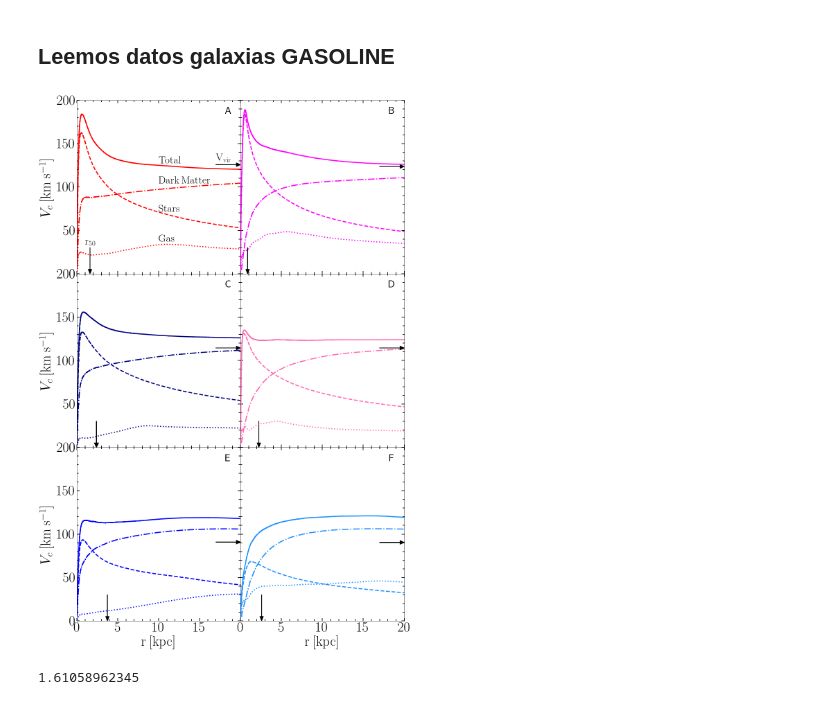
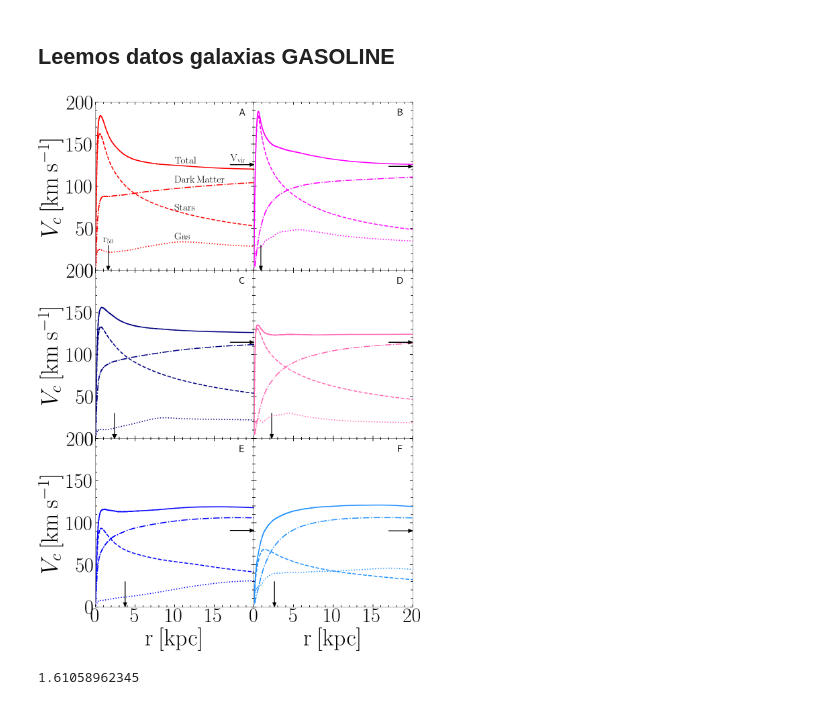
Before and after one commit to ornemarioni/Barras_GdGs, a Jupyter notebook: Barras_Gd/programs/Vcirc_simulaciones.ipynb, the cells around one changed output. Cells and saved outputs as stored; diff of their text form; code cells hidden in the pictures.

```diff
--- a/Barras_Gd/programs/Vcirc_simulaciones.ipynb
+++ b/Barras_Gd/programs/Vcirc_simulaciones.ipynb
@@ -557,17 +557,17 @@ fig, ax = plt.subplots(nrows=3, ncols=2, figsize=(16, 24))# sharey=True, sharex=
 fig.subplots_adjust(bottom=0.08, left =0.1, right = 0.92, top = 0.95, wspace=0., hspace= 0)
 
 # ax=fig.add_subplot(221)
-ax[0,0].plot(rtot_M31gd, Vtot_M31gd, '-', lw=3, color='r', label= 'Total')
-ax[0,0].plot(rstr_M31gd, Vstr_M31gd, '--',lw=3, color='r', label ='Stars')
-ax[0,0].plot(rgas_M31gd, Vgas_M31gd, ':', color ='r',lw=3, label='Gas')
-ax[0,0].plot(rdrk_M31gd, Vdrk_M31gd, '-.',color='r', lw=3, label='Dark Matter')
+ax[0,0].plot(rtot_M31gd, Vtot_M31gd, '-', lw=5, color='r', label= 'Total')
+ax[0,0].plot(rstr_M31gd, Vstr_M31gd, '--',lw=5, color='r', label ='Stars')
+ax[0,0].plot(rgas_M31gd, Vgas_M31gd, ':', color ='r',lw=5, label='Gas')
+ax[0,0].plot(rdrk_M31gd, Vdrk_M31gd, '-.',color='r', lw=5, label='Dark Matter')
 
 # ax[0,0].text(18, 175, 'A', fontsize=35, color='k', ha='right', va='center')
 #plt.legend(handles=[total,stars,gas,drk],fontsize=18, frameon=False)
 
 ax[0,0].set_ylim(0,200)
 ax[0,0].set_xlim(0,20)
-ax[0,0].set_ylabel(r'$V_{c}\:\mathrm{[km\:s^{-1}]}$', fontsize=40)
+ax[0,0].set_ylabel(r'$V_{c}\:\mathrm{[km\:s^{-1}]}$', fontsize=70)
 # ax[0,0].set_xscale('log')
 # ax[0,0].set_yscale('log')
 
@@ -576,14 +576,14 @@ ax[0,0].set_xticklabels([])
 # ax[0,0].set_yticks([1e1,1e2], minor=True)
 
 ax[0,0].minorticks_on()
-ax[0,0].tick_params( labelsize=40)
+ax[0,0].tick_params( labelsize=60)
 ax[0,0].tick_params('both', length=5, width=1.8,which='minor', direction='in', right='on',top='on')
 ax[0,0].tick_params('both', length=8, width=1.8,which='major', direction='in', right='on',top='on')
 
-ax[0,0].arrow(x=r50_M31gd,y=30,dx=0,dy=-30,color='k', lw=2,
+ax[0,0].arrow(x=r50_M31gd,y=30,dx=0,dy=-30,color='k', lw=4,
              head_length=5,head_width=0.4,length_includes_head=True)
 
-ax[0,0].arrow(x=17,y=Vtot_M31gd[-1],dx=3,dy=0,color='k', lw=2,
+ax[0,0].arrow(x=17,y=Vtot_M31gd[-1],dx=3,dy=0,color='k', lw=4,
              head_length=0.5,head_width=4,length_includes_head=True, zorder=1)
 
 # ax[0,0].axvline(r200_M31gd,ymin=0,ymax=200, ls='--', color='k',lw=1.5)
@@ -593,8 +593,8 @@ ax[0,0].arrow(x=17,y=Vtot_M31gd[-1],dx=3,dy=0,color='k', lw=2,
 # ax[0,0].text(r200_M31gd*0.15, 3.5, '$r_{gal}$', fontsize=30, color='black', ha='right', va='bottom',rotation=90.)
 
 # ax[0,0].axvline(r50_M31gd,ymin=0,ymax=200, ls='--', color='k',lw=1.5)
-ax[0,0].text(17, Vtot_M31gd[-1], '$\mathrm{V_{vir}}$', fontsize=30, color='black', ha='left', va='bottom')
-ax[0,0].text(r50_M31gd, 30, '$\mathrm{r_{50}}$', fontsize=30, color='black', ha='center', va='bottom')
+ax[0,0].text(17, Vtot_M31gd[-1], '$\mathrm{V_{vir}}$', fontsize=60, color='black', ha='left', va='bottom')
+ax[0,0].text(r50_M31gd, 30, '$\mathrm{r_{50}}$', fontsize=60, color='black', ha='center', va='bottom')
 
 # ax[0,0].axvline(r25_M31gd,ymin=0,ymax=200, ls='--', color='k',lw=1.5)
 # ax[0,0].text(r25_M31gd, 3.5, '$r_{25}$', fontsize=30, color='black', ha='right', va='bottom',rotation=90.)
@@ -602,12 +602,12 @@ ax[0,0].text(r50_M31gd, 30, '$\mathrm{r_{50}}$', fontsize=30, color='black', ha=
 # ax[0,0].axvline(r75_M31gd,ymin=0,ymax=200, ls='--', color='k',lw=1.5)
 # ax[0,0].text(r75_M31gd, 3.5, '$r_{75}$', fontsize=30, color='black', ha='right', va='bottom',rotation=90.)
 
-ax[0,0].text(18.5, 182, 'A', fontsize=30, color='black', ha='center', va='bottom')
+ax[0,0].text(18.5, 182, 'A', fontsize=60, color='black', ha='center', va='bottom')
 
-ax[0,0].text(10, 40, '$\mathrm{Gas}$', fontsize=30, color='k', ha='left', va='center')
-ax[0,0].text(10, 74, '$\mathrm{Stars}$', fontsize=30, color='k', ha='left', va='center')
-ax[0,0].text(10, 107, '$\mathrm{Dark\:Matter}$', fontsize=30, color='k', ha='left', va='center')
-ax[0,0].text(10, 130, '$\mathrm{Total}$', fontsize=30, color='k', ha='left', va='center')
+ax[0,0].text(10, 40, '$\mathrm{Gas}$', fontsize=50, color='k', ha='left', va='center')
+ax[0,0].text(10, 74, '$\mathrm{Stars}$', fontsize=50, color='k', ha='left', va='center')
+ax[0,0].text(10, 107, '$\mathrm{Dark\:Matter}$', fontsize=50, color='k', ha='left', va='center')
+ax[0,0].text(10, 130, '$\mathrm{Total}$', fontsize=50, color='k', ha='left', va='center')
 
 # ax[0,0].set_title('GADGET', loc='center', fontsize=30)
 
@@ -631,7 +631,7 @@ ax[0,1].set_xticklabels([])
 ax[0,1].set_yticklabels([])
 
 ax[0,1].minorticks_on()
-ax[0,1].tick_params( labelsize=40)
+ax[0,1].tick_params( labelsize=60)
 ax[0,1].tick_params('both', length=5, width=1.8,which='minor', direction='in', right='on',top='on')
 ax[0,1].tick_params('both', length=8, width=1.8,which='major', direction='in', right='on',top='on')
 
@@ -671,7 +671,7 @@ ax[1,0].plot(rdrk_MWgd,Vdrk_MWgd,'-.',color='navy', lw=3, label='Dark Matter')
 ax[1,0].set_ylim(0,200)
 ax[1,0].set_xlim(0,20)
 # ax[1,0].set_xlabel(r'$r\:[kpc]$', fontsize=40)
-ax[1,0].set_ylabel(r'$V_{c}\:\mathrm{[km\:s^{-1}]}$', fontsize=40)
+ax[1,0].set_ylabel(r'$V_{c}\:\mathrm{[km\:s^{-1}]}$', fontsize=70)
 # ax[1,0].set_xscale('log')
 # ax[1,0].set_yscale('log')
 
@@ -680,7 +680,7 @@ ax[1,0].set_xticklabels([])
 # ax[1,0].set_yticks([1e1,1e2], minor=True)
 
 ax[1,0].minorticks_on()
-ax[1,0].tick_params( labelsize=40)
+ax[1,0].tick_params( labelsize=60)
 ax[1,0].tick_params('both', length=5, width=1.8,which='minor', direction='in', right='on',top='on')
 ax[1,0].tick_params('both', length=8, width=1.8,which='major', direction='in', right='on',top='on')
 
@@ -727,7 +727,7 @@ ax[1,1].set_xticklabels([])
 ax[1,1].set_yticklabels([])
 
 ax[1,1].minorticks_on()
-ax[1,1].tick_params( labelsize=40)
+ax[1,1].tick_params( labelsize=60)
 ax[1,1].tick_params('both', length=5, width=1.8,which='minor', direction='in', right='on',top='on')
 ax[1,1].tick_params('both', length=8, width=1.8,which='major', direction='in', right='on',top='on')
 
@@ -762,8 +762,8 @@ ax[2,0].plot(rdrk_M33gd,Vdrk_M33gd,'-.',color='b', lw=3, label='Dark Matter')
 
 ax[2,0].set_ylim(0,200)
 ax[2,0].set_xlim(0,20)
-ax[2,0].set_ylabel(r'$V_{c}\:\mathrm{[km\:s^{-1}]}$', fontsize=40)
-ax[2,0].set_xlabel(r'$\mathrm{r\:[kpc]}$',fontsize=40)
+ax[2,0].set_ylabel(r'$V_{c}\:\mathrm{[km\:s^{-1}]}$', fontsize=70)
+ax[2,0].set_xlabel(r'$\mathrm{r\:[kpc]}$',fontsize=70)
 # ax[2,0].set_xscale('log')
 # ax[2,0].set_yscale('log')
 
@@ -771,7 +771,7 @@ ax[2,0].set_xticks([0,5,10,15])
 # ax[2,0].set_yticks([1e1,1e2], minor=True)
 
 ax[2,0].minorticks_on()
-ax[2,0].tick_params( labelsize=40)
+ax[2,0].tick_params( labelsize=60)
 ax[2,0].tick_params('both', length=5, width=1.8,which='minor', direction='in', right='on',top='on')
 ax[2,0].tick_params('both', length=8, width=1.8,which='major', direction='in', right='on',top='on')
 
@@ -807,7 +807,7 @@ ax[2,1].plot(rdrk_M33gs,Vdrk_M33gs,'-.',color='dodgerblue', lw=3, label='Dark Ma
 ax[2,1].set_ylim(0,200)
 ax[2,1].set_xlim(0,20)
 # ax[2,0].set_ylabel(r'$V_{c}\:[km\:s^{-1}]$', fontsize=40)
-ax[2,1].set_xlabel(r'$\mathrm{r\:[kpc]}$',fontsize=40)
+ax[2,1].set_xlabel(r'$\mathrm{r\:[kpc]}$',fontsize=70)
 # ax[2,1].set_xscale('log')
 # ax[2,1].set_yscale('log')
 
@@ -816,37 +816,37 @@ ax[2,1].set_xticks([0,5,10,15,20])
 ax[2,1].set_yticklabels([])
 
 ax[2,1].minorticks_on()
-ax[2,1].tick_params( labelsize=40)
+ax[2,1].tick_params( labelsize=60)
 ax[2,1].tick_params('both', length=5, width=1.8,which='minor', direction='in', right='on',top='on')
 ax[2,1].tick_params('both', length=8, width=1.8,which='major', direction='in', right='on',top='on')
 
 ax[2,1].arrow(x=r50_M33gs,y=30,dx=0,dy=-30,color='k', lw=2,
              head_length=5,head_width=0.4,length_includes_head=True)
 ax[2,1].arrow(x=17,y=Vtot_M33gs[-1],dx=3,dy=0,color='k', lw=2,
              head_length=0.5,head_width=4,length_includes_head=True, zorder=1)
 
 ax[2,1].text(18.5, 182, 'F', fontsize=30, color='black', ha='center', va='bottom')
 
 # ax[2,1].axvline(r200_M33gs,ymin=0,ymax=200, ls='--', color='k',lw=1.5)
 # ax[2,1].text(r200_M33gs, 3.5, '$r_{200}$', fontsize=30, color='black', ha='right', va='bottom',rotation=90.)
 
 # ax[2,1].axvline(r200_M33gs*0.15,ymin=0,ymax=200, ls='--', color='k',lw=1.5)
 # ax[2,1].text(r200_M33gs*0.15, 3.5, '$r_{gal}$', fontsize=30, color='black', ha='right', va='bottom',rotation=90.)
 
 # ax[2,1].axvline(r50_M33gs,ymin=0,ymax=200, ls='--', color='k',lw=1.5)
 # ax[2,1].text(r50_M33gs, 3.5, '$r_{50}$', fontsize=30, color='black', ha='right', va='bottom', rotation=90.)
 
 # ax[2,1].axvline(r25_M33gs,ymin=0,ymax=200, ls='--', color='k',lw=1.5)
 # ax[2,1].text(r25_M33gs, 3.5, '$r_{25}$', fontsize=30, color='black', ha='right', va='bottom',rotation=90.)
 
 # ax[2,1].axvline(r75_M33gs,ymin=0,ymax=200, ls='--', color='k',lw=1.5)
 # ax[2,1].text(r75_M33gs, 3.5, '$r_{75}$', fontsize=30, color='black', ha='right', va='bottom',rotation=90.)
 
 
 fig.savefig('/home/omarioni/Barras_GdGs/Barras_Gd/_imagenes/Vcirc.pdf', dpi = 100, xxbox_inches='tight')
 plt.show()
 # %% [output]
-[figure, old version]
+[figure, new version]
 # %%
 print r50_M31gd
 # %% [output]
```
Also changed, not shown: 3 other files.
